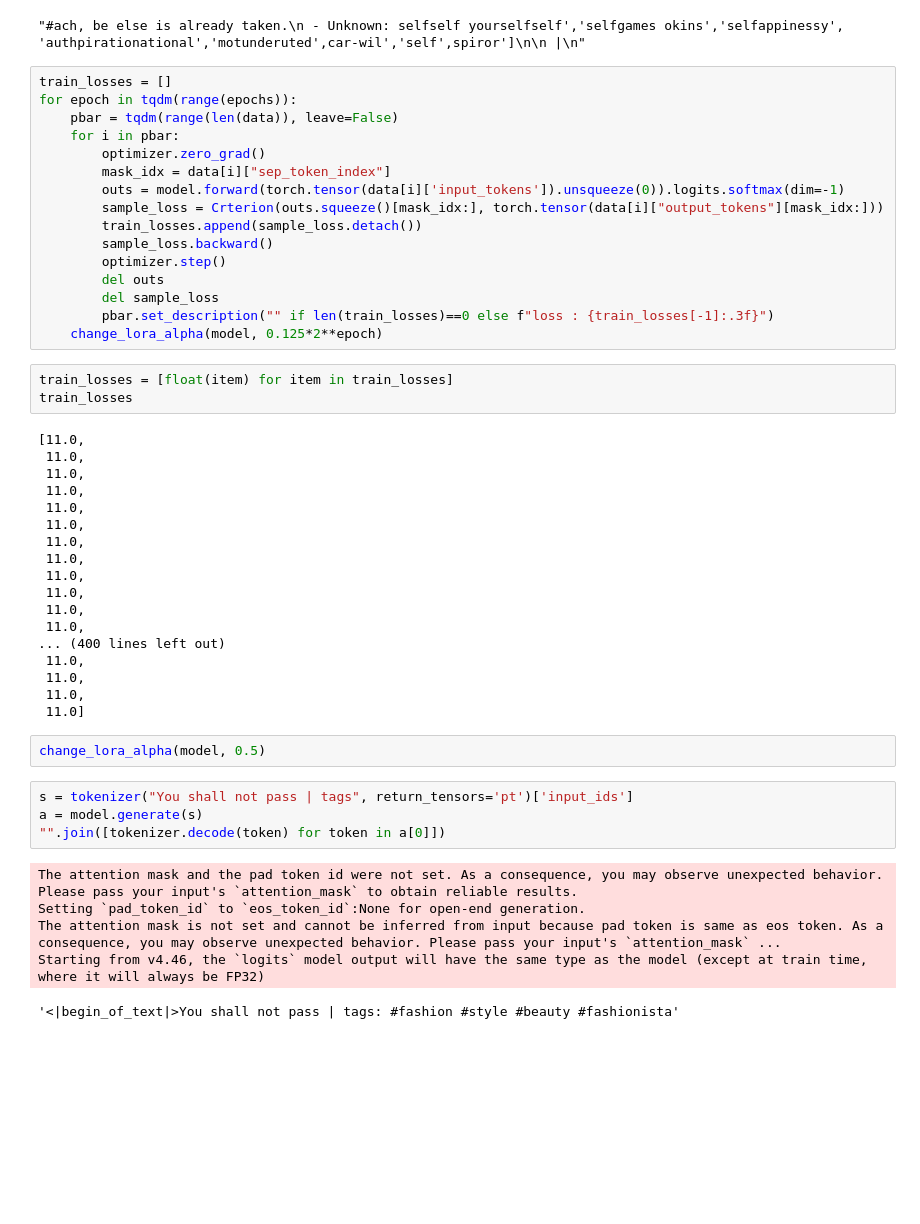
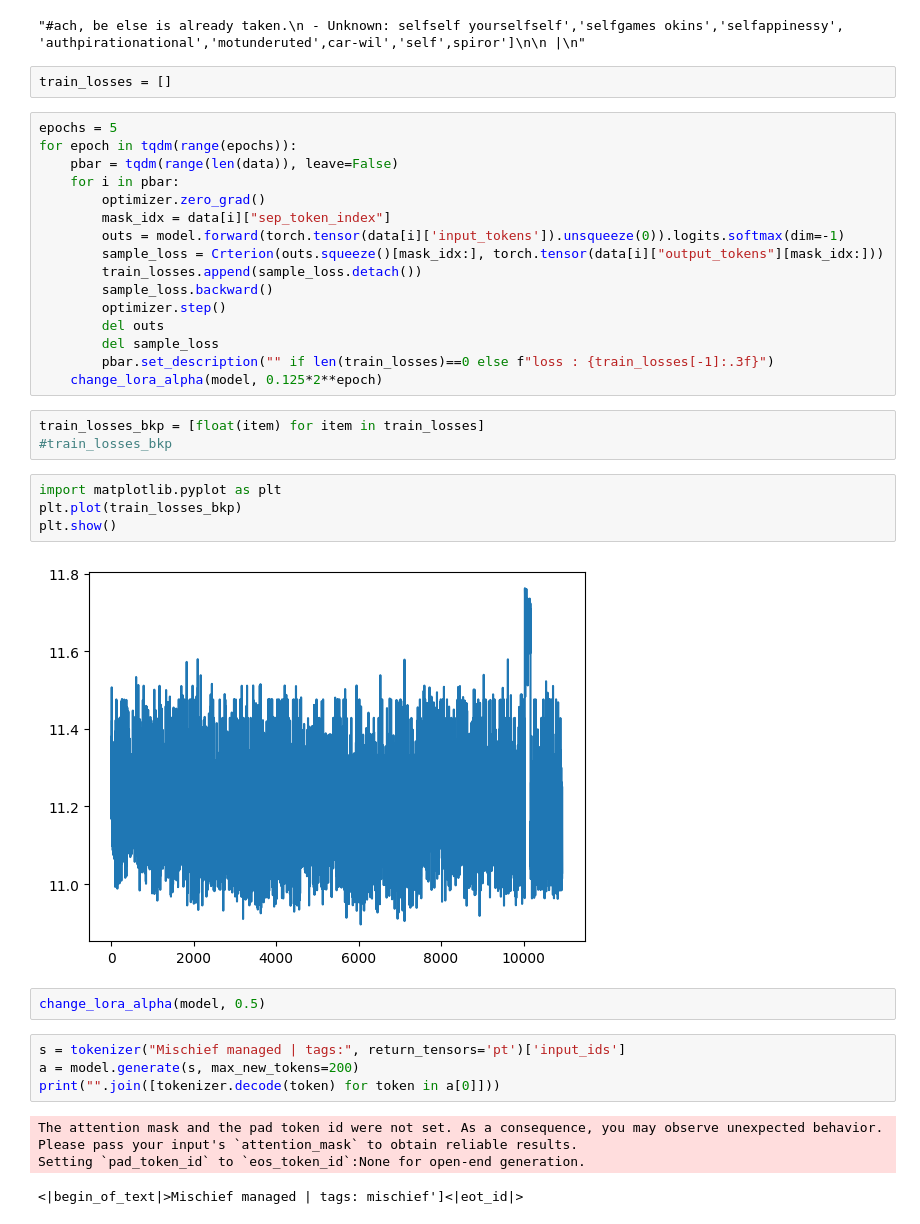
Before and after one commit to nootums/lora-from-scratch, a Jupyter notebook: train.ipynb, the cells around one changed output. Drawn from its saved outputs; the diff is of its cells as text; blank space fills up the shorter version.

Commit message:
training code, and readme

```diff
--- a/train.ipynb
+++ b/train.ipynb
@@ -47,8 +46,10 @@ tensor(11.3790, grad_fn=<NllLossBackward0>)
 tokenizer.decode(a.argmax(dim=-1)[0])
 # %% [output]
 "#ach, be else is already taken.\n - Unknown: selfself yourselfself','selfgames okins','selfappinessy', 'authpirationational','motunderuted',car-wil','self',spiror']\n\n |\n"
+# %%
+train_losses = []
 # %%
-train_losses = []
+epochs = 5
 for epoch in tqdm(range(epochs)):
     pbar = tqdm(range(len(data)), leave=False)
     for i in pbar:
@@ -64,35 +65,21 @@ for epoch in tqdm(range(epochs)):
         pbar.set_description("" if len(train_losses)==0 else f"loss : {train_losses[-1]:.3f}")
     change_lora_alpha(model, 0.125*2**epoch)
 # %%
-train_losses = [float(item) for item in train_losses]
-train_losses
+train_losses_bkp = [float(item) for item in train_losses]
+#train_losses_bkp
-# %% [output]
-[11.0,
- 11.0,
- 11.0,
- 11.0,
- 11.0,
- 11.0,
- 11.0,
- 11.0,
- 11.0,
- 11.0,
- 11.0,
- 11.0,
-... (400 lines left out)
- 11.0,
- 11.0,
- 11.0,
- 11.0]
+# %%
+import matplotlib.pyplot as plt
+plt.plot(train_losses_bkp)
+plt.show()
+# %% [output]
+[figure, added]
 # %%
 change_lora_alpha(model, 0.5)
 # %%
-s = tokenizer("You shall not pass | tags", return_tensors='pt')['input_ids']
-a = model.generate(s)
-"".join([tokenizer.decode(token) for token in a[0]])
+s = tokenizer("Mischief managed | tags:", return_tensors='pt')['input_ids']
+a = model.generate(s, max_new_tokens=200)
+print("".join([tokenizer.decode(token) for token in a[0]]))
 # %% [output]
 The attention mask and the pad token id were not set. As a consequence, you may observe unexpected behavior. Please pass your input's `attention_mask` to obtain reliable results.
 Setting `pad_token_id` to `eos_token_id`:None for open-end generation.
-The attention mask is not set and cannot be inferred from input because pad token is same as eos token. As a consequence, you may observe unexpected behavior. Please pass your input's `attention_mask` ...
-Starting from v4.46, the `logits` model output will have the same type as the model (except at train time, where it will always be FP32)
-'<|begin_of_text|>You shall not pass | tags: #fashion #style #beauty #fashionista'
+<|begin_of_text|>Mischief managed | tags: mischief']<|eot_id|>
```
Also changed, not shown: parts of 11 cells of this notebook, 2 other files.
